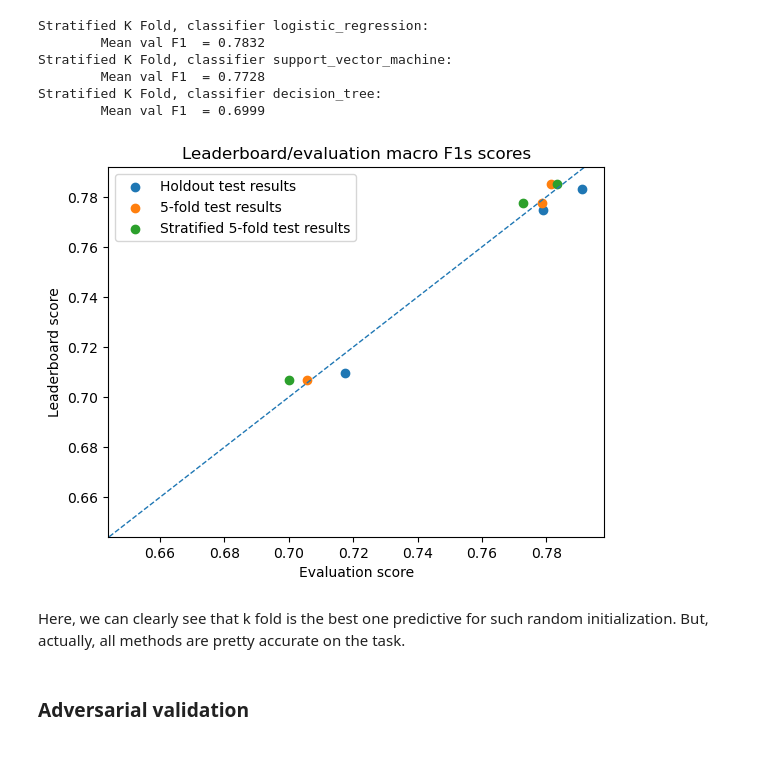
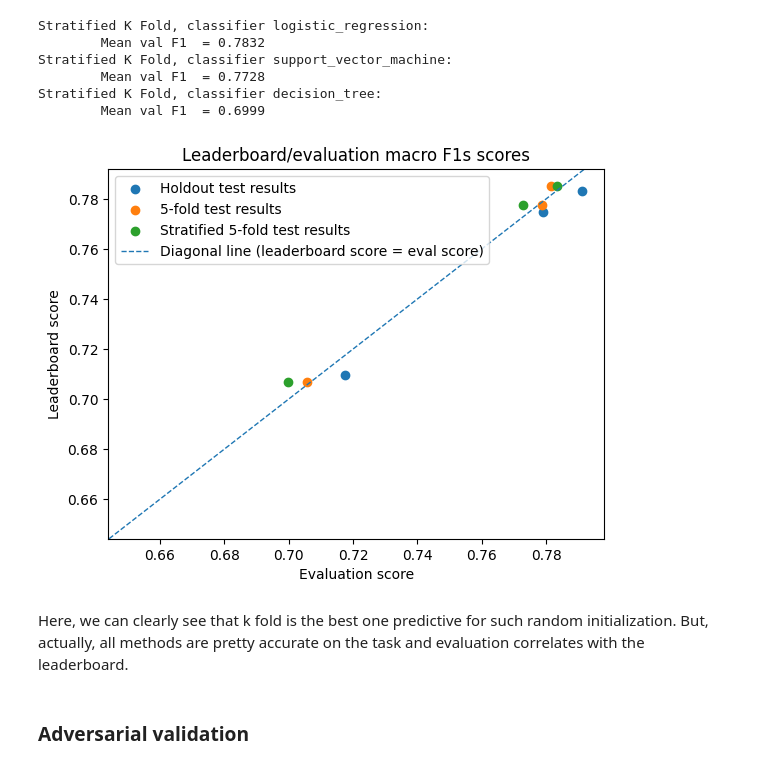
Before and after one commit to PrometheusUA/iasa_nlp_course, a Jupyter notebook: Lecture_3/homework/validation-ht.ipynb, the cells around one changed output. Saved outputs shown, nothing was run; the diff lists cells and outputs as text; code cells hidden in the pictures.

Commit message:
Added final plots and conclusions

```diff
--- a/Lecture_3/homework/validation-ht.ipynb
+++ b/Lecture_3/homework/validation-ht.ipynb
@@ -303,21 +304,22 @@ Stratified K Fold, classifier decision_tree:
 # %%
 plt.scatter([0.7910, 0.7789, 0.7175], [0.78302, 0.77474, 0.70977], label="Holdout test results")
 plt.scatter([0.7814, 0.7787, 0.7057], [0.78516, 0.7775, 0.70671], label="5-fold test results")
 plt.scatter([0.7832, 0.7728, 0.6999], [0.78516, 0.7775, 0.70671], label="Stratified 5-fold test results")
 
 
 plt.xlabel("Evaluation score")
 plt.ylabel("Leaderboard score")
 plt.title("Leaderboard/evaluation macro F1s scores")
+
+plt.axline((0.6509, 0.6509), (0.78516, 0.78516), linestyle="--", linewidth=1, label="Diagonal line (leaderboard score = eval score)")
+
 plt.legend()
 
-plt.axline((0.6509, 0.6509), (0.78516, 0.78516), linestyle="--", linewidth=1)
-
 plt.show()
 # %% [output]
-[figure, old version]
+[figure, new version]
 # %% [markdown]
-Here, we can clearly see that k fold is the best one predictive for such random initialization. But, actually, all methods are pretty accurate on the task.
+Here, we can clearly see that k fold is the best one predictive for such random initialization. But, actually, all methods are pretty accurate on the task and evaluation correlates with the leaderboard.
 # %% [markdown]
 ### Adversarial validation
 # %%
```
Also changed, not shown: parts of 39 cells of this notebook, 2 other files.
